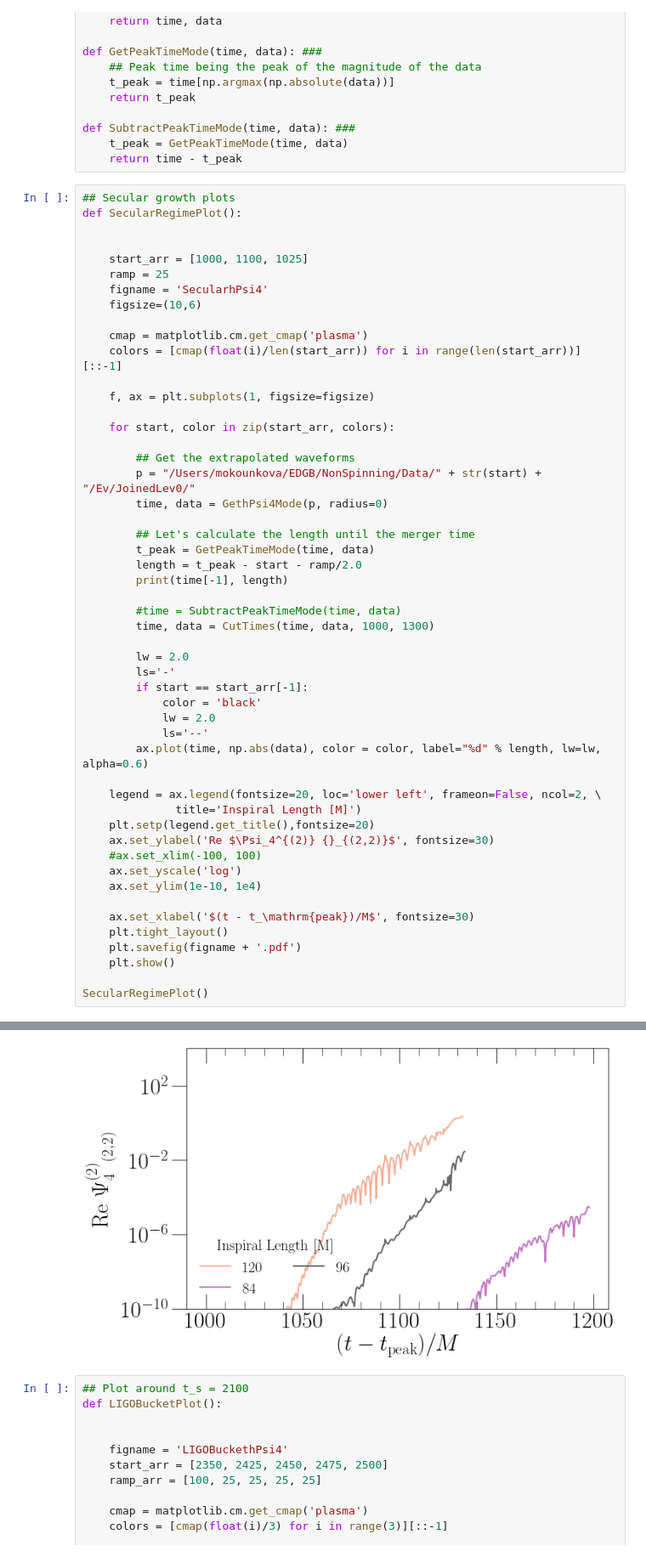
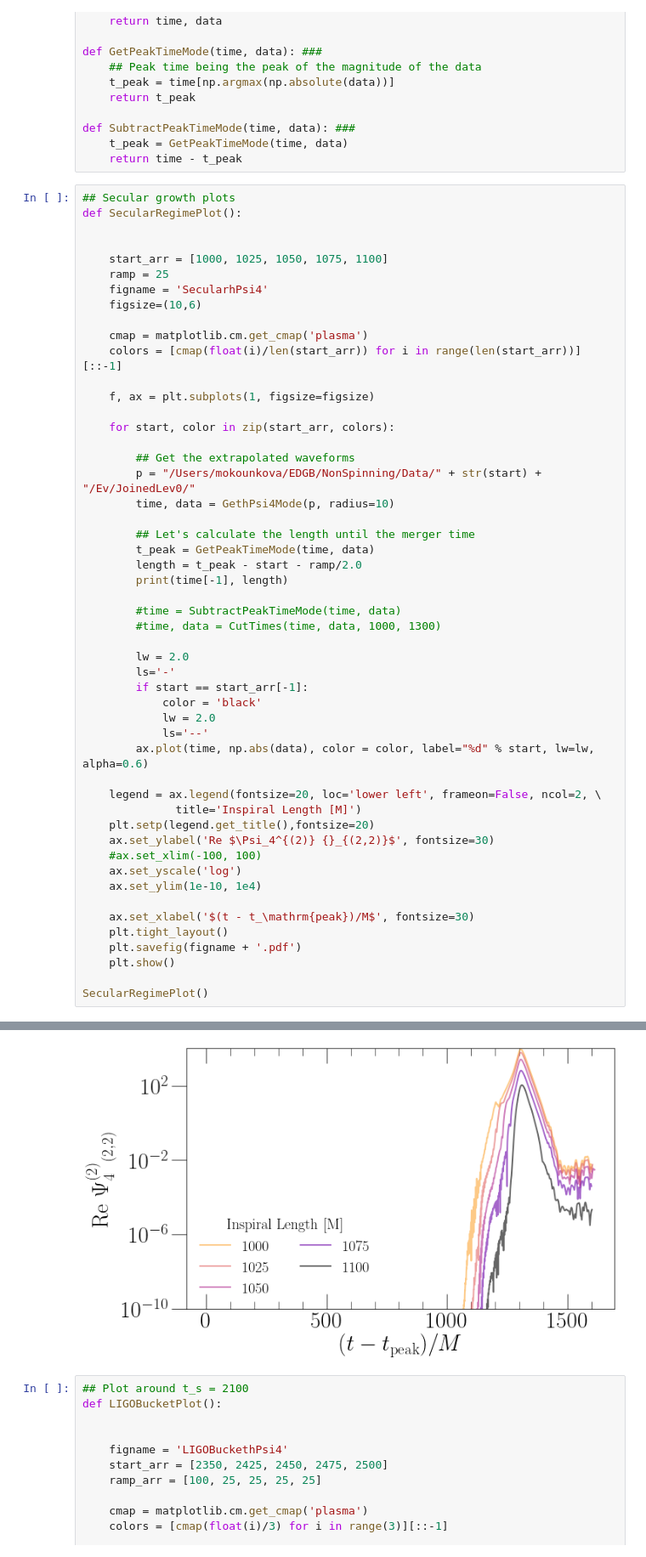
Before and after one commit to mariaokounkova/EDGB, a Jupyter notebook: NonSpinning/EDGB_GW.ipynb, the cells around one changed output, grey strips where cells are left out. Shown at 85% size. Drawn from its saved outputs; the diff is of its cells as text.

Commit message:
Nonspinning plotting: peak amplitudes plot
Fitting quadratic to peak amplitudes

Seems that 1100 M is a good start time -- run higher
resolution runs with this config

```diff
--- a/NonSpinning/EDGB_GW.ipynb
+++ b/NonSpinning/EDGB_GW.ipynb
@@ -117,7 +117,7 @@ def SubtractPeakTimeMode(time, data): ###
 def SecularRegimePlot():
 
 
-    start_arr = [1000, 1100, 1025]
+    start_arr = [1000, 1025, 1050, 1075, 1100]
     ramp = 25
     figname = 'SecularhPsi4'
     figsize=(10,6)
@@ -131,7 +131,7 @@ def SecularRegimePlot():
 
         ## Get the extrapolated waveforms
         p = "/Users/mokounkova/EDGB/NonSpinning/Data/" + str(start) + "/Ev/JoinedLev0/"
-        time, data = GethPsi4Mode(p, radius=0)
+        time, data = GethPsi4Mode(p, radius=10)
 
         ## Let's calculate the length until the merger time
         t_peak = GetPeakTimeMode(time, data)
@@ -139,7 +139,7 @@ def SecularRegimePlot():
         print(time[-1], length)
 
         #time = SubtractPeakTimeMode(time, data)
-        time, data = CutTimes(time, data, 1000, 1300)
+        #time, data = CutTimes(time, data, 1000, 1300)
 
         lw = 2.0
         ls='-'
@@ -147,7 +147,7 @@ def SecularRegimePlot():
             color = 'black'
             lw = 2.0
             ls='--'
-        ax.plot(time, np.abs(data), color = color, label="%d" % length, lw=lw, alpha=0.6)
+        ax.plot(time, np.abs(data), color = color, label="%d" % start, lw=lw, alpha=0.6)
 
     legend = ax.legend(fontsize=20, loc='lower left', frameon=False, ncol=2, \
               title='Inspiral Length [M]')
@@ -170,4 +172,4 @@ SecularRegimePlot()
-[figure, old version]
+[figure, new version]
 # %%
 ## Plot around t_s = 2100
 def LIGOBucketPlot():
```
Also changed, not shown: parts of 2 cells of this notebook.
